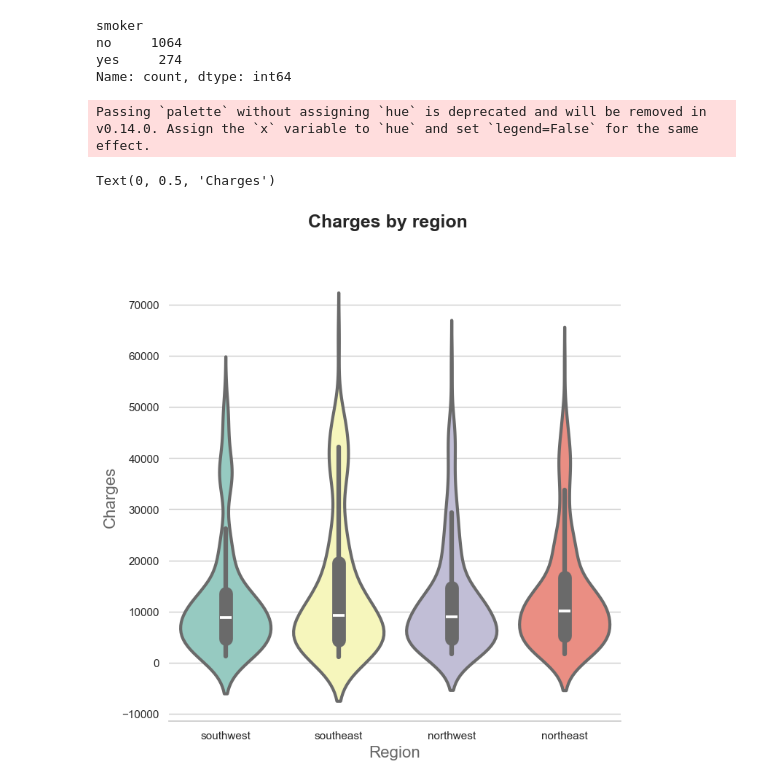
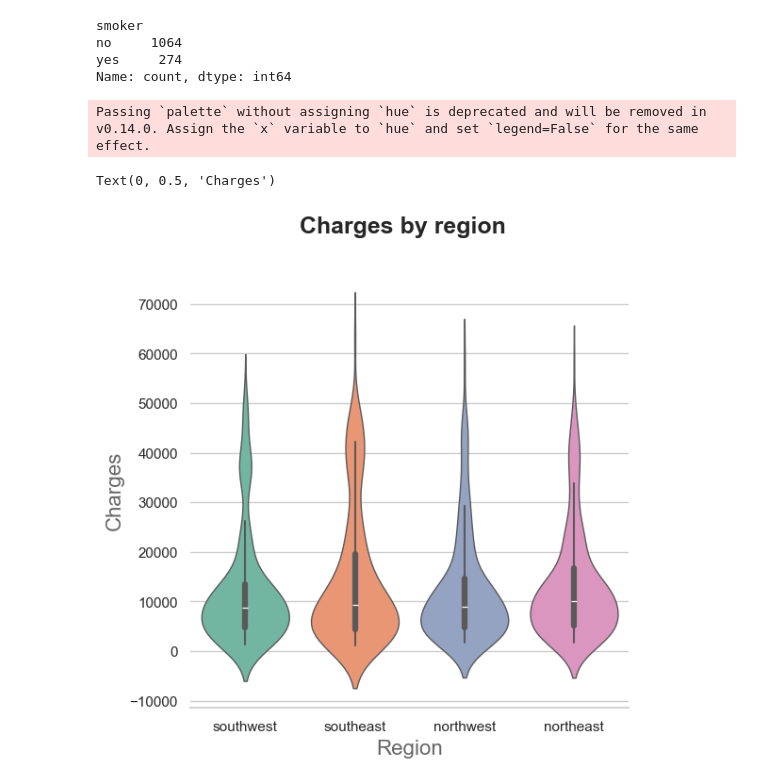
Before and after one commit to gachempa/KRBV0723, a Jupyter notebook: MachineLearning/ML-MedicalCharges.ipynb, the cells around one changed output. Cells and saved outputs as stored; diff of their text form; code cells hidden in the pictures.

Commit message:
customized violin plot

```diff
--- a/MachineLearning/ML-MedicalCharges.ipynb
+++ b/MachineLearning/ML-MedicalCharges.ipynb
@@ -169,17 +169,17 @@ fig.show()
 # %%
 sns.set(style="whitegrid")
 
-f, ax = plt.subplots(figsize=(8, 8))
+f, ax = plt.subplots(figsize=(6, 6))
 
 # Show each distribution with both violins and points
-sns.violinplot(x="region",y="charges",data=medical_df, inner="box", palette="Set3", cut=2, linewidth=3)
+sns.violinplot(x="region",y="charges",data=medical_df, inner="box", palette="Set2", cut=2, linewidth=1)
 
 sns.despine(left=True)
 
 f.suptitle('Charges by region', fontsize=18, fontweight='bold')
 ax.set_xlabel("Region",size = 16,alpha=0.7)
 ax.set_ylabel("Charges",size = 16,alpha=0.7)
 # %% [output]
 Passing `palette` without assigning `hue` is deprecated and will be removed in v0.14.0. Assign the `x` variable to `hue` and set `legend=False` for the same effect.
 Text(0, 0.5, 'Charges')
-[figure, old version]
+[figure, new version]
```
